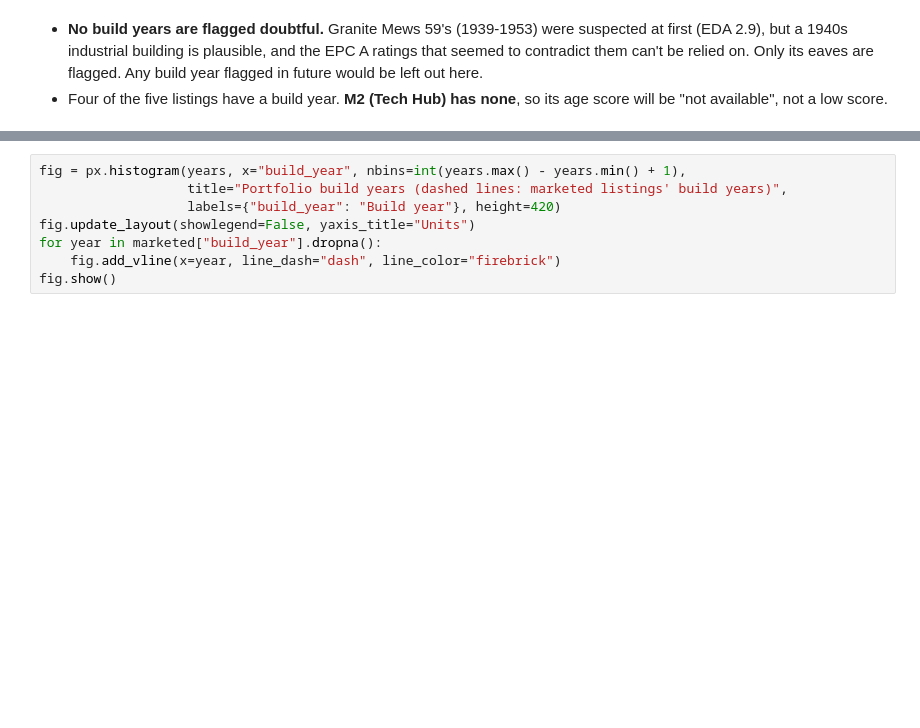
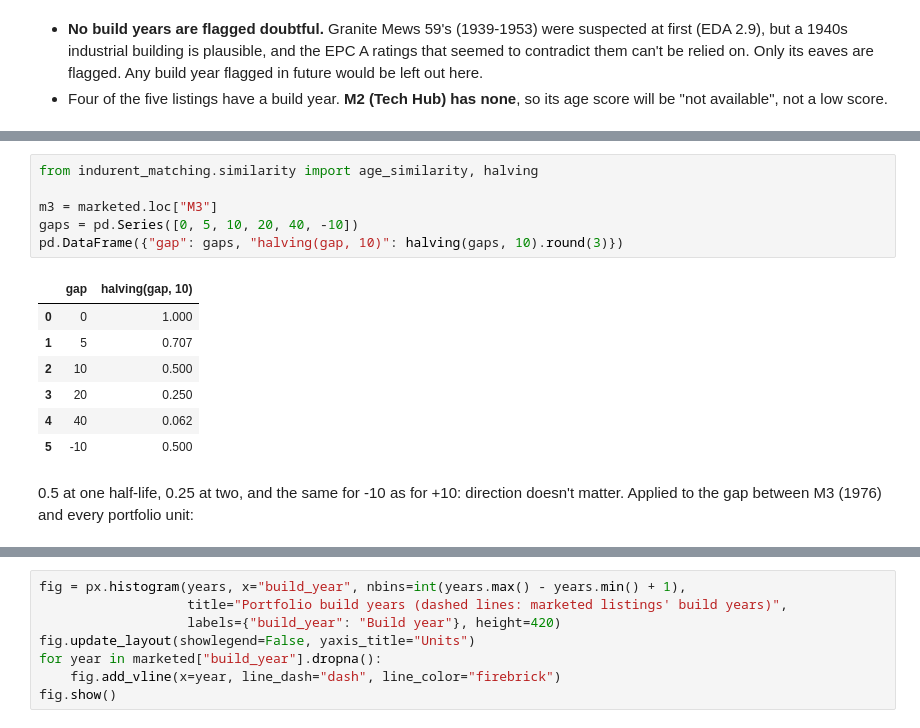
Before and after one commit to tonyjward/Indurent, a Jupyter notebook: notebooks/02_similarity.ipynb, the cells around one changed output, grey strips where cells are left out. Cells and saved outputs as stored; diff of their text form; blank space fills up the shorter version.

```diff
--- a/notebooks/02_similarity.ipynb
+++ b/notebooks/02_similarity.ipynb
@@ -64,0 +74,17 @@ Portfolio: 1,234 of 1,250 units have a build year; leaving out 0 flagged doubtfu
+# %%
+from indurent_matching.similarity import age_similarity, halving
+
+m3 = marketed.loc["M3"]
+gaps = pd.Series([0, 5, 10, 20, 40, -10])
+pd.DataFrame({"gap": gaps, "halving(gap, 10)": halving(gaps, 10).round(3)})
+# %% [output]
+|  | gap | halving(gap, 10) |
+| 0 | 0 | 1.000 |
+| 1 | 5 | 0.707 |
+| 2 | 10 | 0.500 |
+| 3 | 20 | 0.250 |
+| 4 | 40 | 0.062 |
+| 5 | -10 | 0.500 |
+# %% [markdown]
+0.5 at one half-life, 0.25 at two, and the same for -10 as for +10: direction doesn't matter. Applied to the gap
+between M3 (1976) and every portfolio unit:
```
Also changed, not shown: parts of 31 cells of this notebook, 1 other file.
